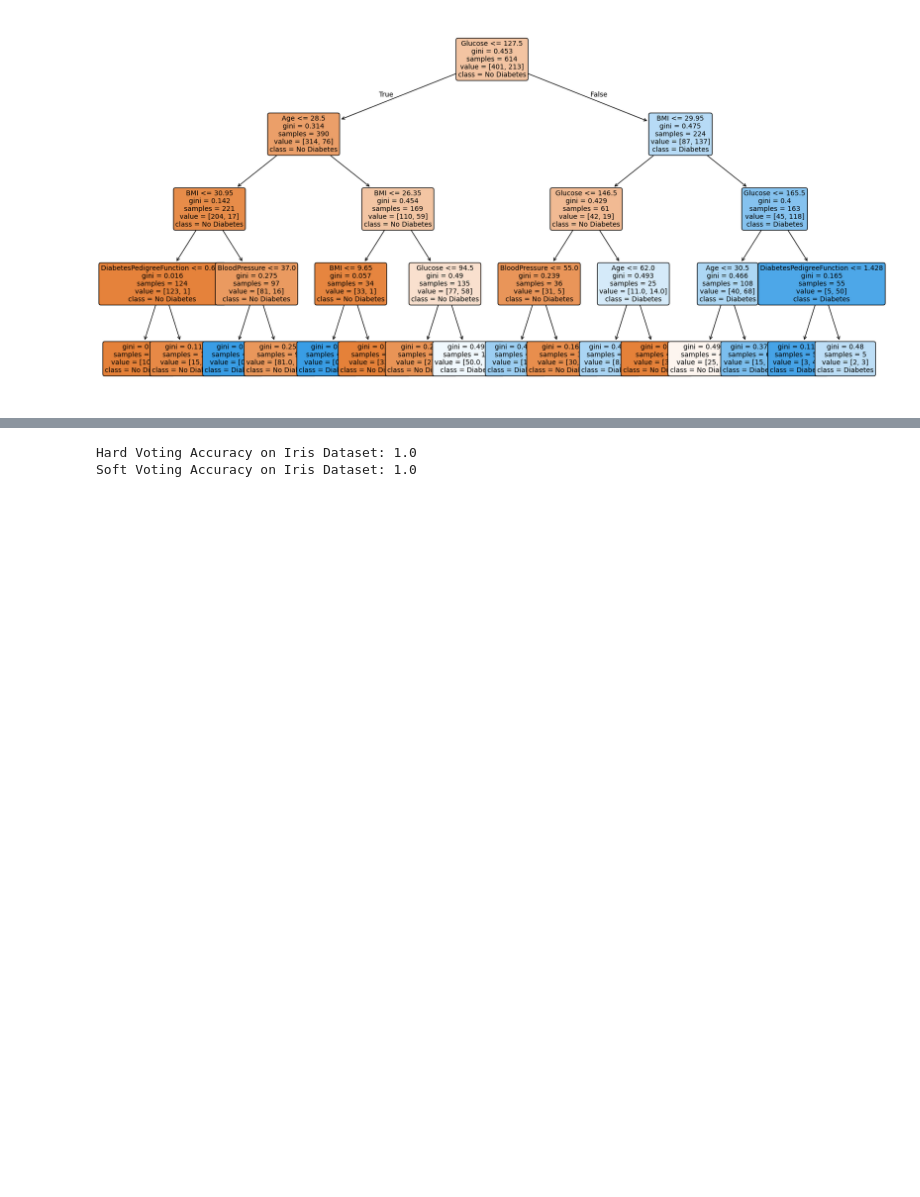
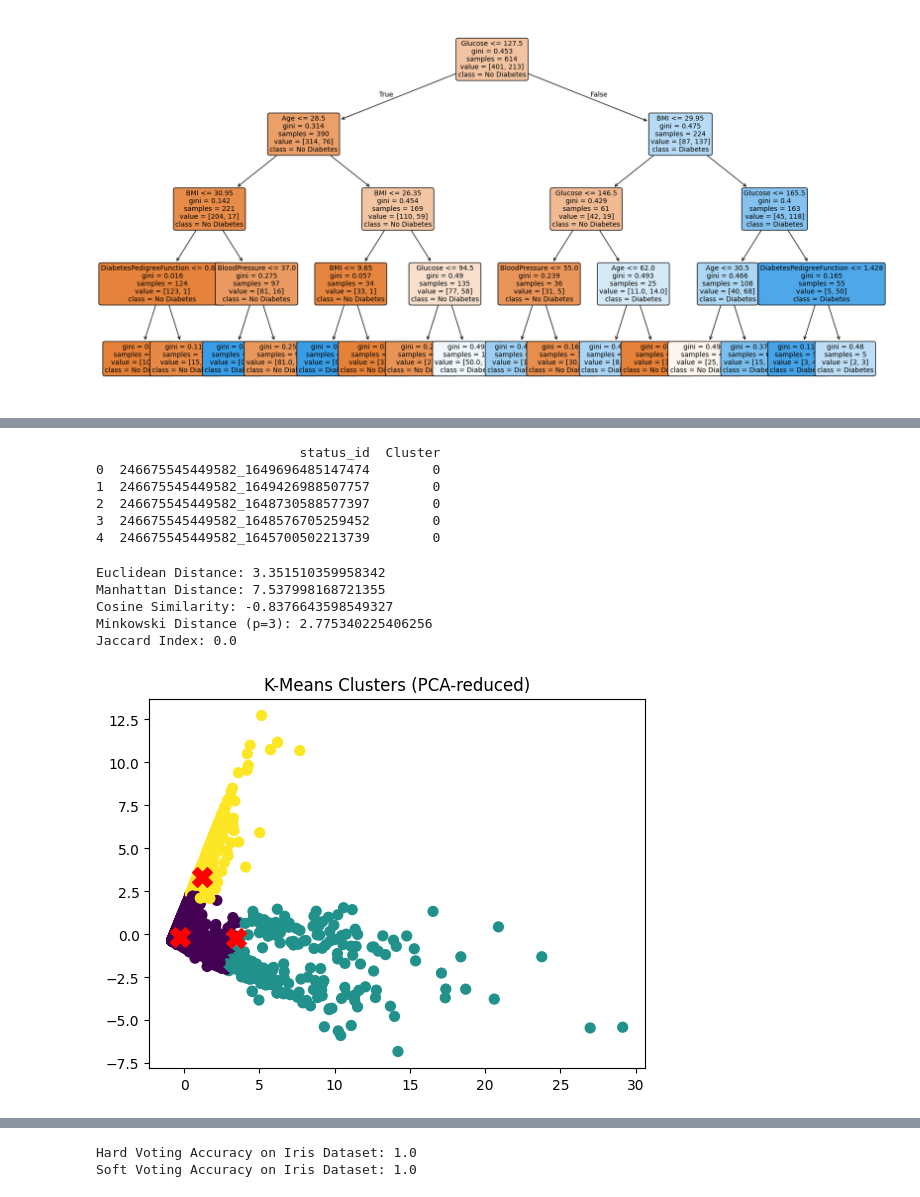
Before and after one commit to karthik-1311/Machine-Learning, a Jupyter notebook: MLlab.ipynb, the cells around one changed output, grey strips where cells are left out. Cells and saved outputs as stored; diff of their text form; code cells hidden in the pictures; blank space fills up the shorter version.

```diff
--- a/MLlab.ipynb
+++ b/MLlab.ipynb
@@ -1841,0 +2018,46 @@ print(f"Accuracy: {accuracy * 100:.2f}%")
+# %%
+# Suppose elbow method suggests k=3
+kmeans = KMeans(n_clusters=3, random_state=42)
+clusters = kmeans.fit_predict(X_scaled)
+
+# Add cluster labels back to dataframe
+df['Cluster'] = clusters
+
+print(df[['status_id', 'Cluster']].head())
+# %% [output]
+                          status_id  Cluster
+0  246675545449582_1649696485147474        0
+1  246675545449582_1649426988507757        0
+2  246675545449582_1648730588577397        0
+3  246675545449582_1648576705259452        0
+4  246675545449582_1645700502213739        0
+# %%
+# Take first two rows for demonstration
+a = X_scaled[0]
+b = X_scaled[1]
+
+print("Euclidean Distance:", euclidean(a, b))
+print("Manhattan Distance:", cityblock(a, b))
+print("Cosine Similarity:", 1 - cosine(a, b))
+print("Minkowski Distance (p=3):", minkowski(a, b, 3))
+print("Jaccard Index:", 1 - jaccard(a > 0, b > 0))
+# %% [output]
+Euclidean Distance: 3.351510359958342
+Manhattan Distance: 7.537998168721355
+Cosine Similarity: -0.8376643598549327
+Minkowski Distance (p=3): 2.775340225406256
+Jaccard Index: 0.0
+# %%
+# Plot first two principal components
+from sklearn.decomposition import PCA
+
+pca = PCA(2)
+X_pca = pca.fit_transform(X_scaled)
+
+plt.scatter(X_pca[:, 0], X_pca[:, 1], c=clusters, cmap='viridis', s=50)
+plt.scatter(kmeans.cluster_centers_[:,0], kmeans.cluster_centers_[:,1],
+            s=200, c='red', marker='X') # cluster centers
+plt.title("K-Means Clusters (PCA-reduced)")
+plt.show()
+# %% [output]
+[figure, added]
```
Also changed, not shown: parts of 26 cells of this notebook.
